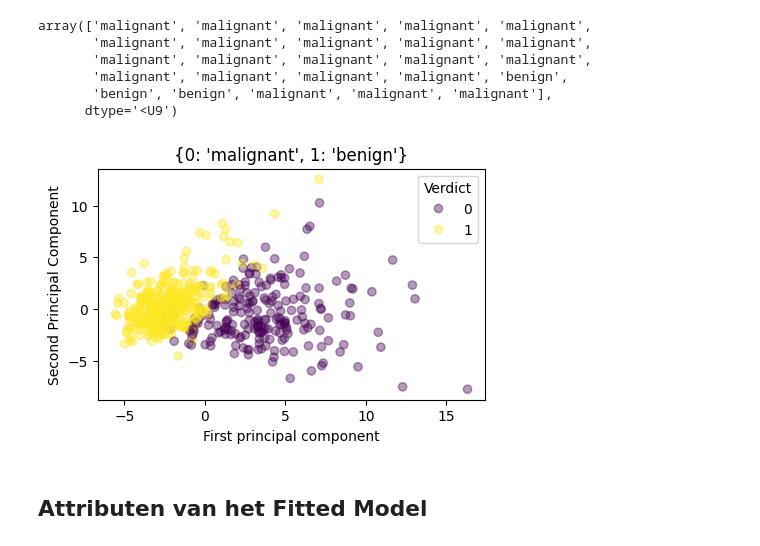
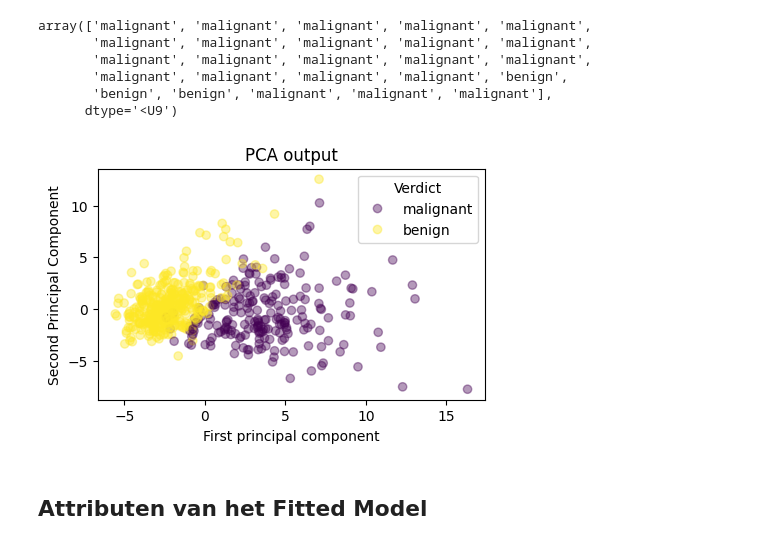
Before and after one commit to montypie/DS_Projects, a Jupyter notebook: 4_UnsupPCA/PCA-cancer.ipynb, the cells around one changed output. Cells and saved outputs as stored; diff of their text form; code cells hidden in the pictures.

Commit message:
legend op scatterplot in orde

```diff
--- a/4_UnsupPCA/PCA-cancer.ipynb
+++ b/4_UnsupPCA/PCA-cancer.ipynb
@@ -182,15 +182,16 @@ array(['malignant', 'malignant', 'malignant', 'malignant', 'malignant',
        'benign', 'benign', 'malignant', 'malignant', 'malignant'],
       dtype='<U9')
 # %%
-labels={0: "malignant", 1: "benign"} # is er een programmatorische manier om dit vast te leggen?
+# een programmatorische manier om legend in orde te brengen
 plt.figure(figsize=(5, 3))
 scatter = plt.scatter(principal_components[:,0],principal_components[:,1],c=cancer_dictionary['target'],alpha=0.4)
 plt.xlabel('First principal component')
 plt.ylabel('Second Principal Component')
-plt.title(labels)
-plt.legend(*scatter.legend_elements(), title="Verdict");
+plt.title("PCA output")
+handles, _ = scatter.legend_elements()
+plt.legend(handles, cancer_dictionary['target_names'], title="Verdict");
 # %% [output]
-[figure, old version]
+[figure, new version]
 # %% [markdown]
 ## Attributen van het Fitted Model
 # %%
```
